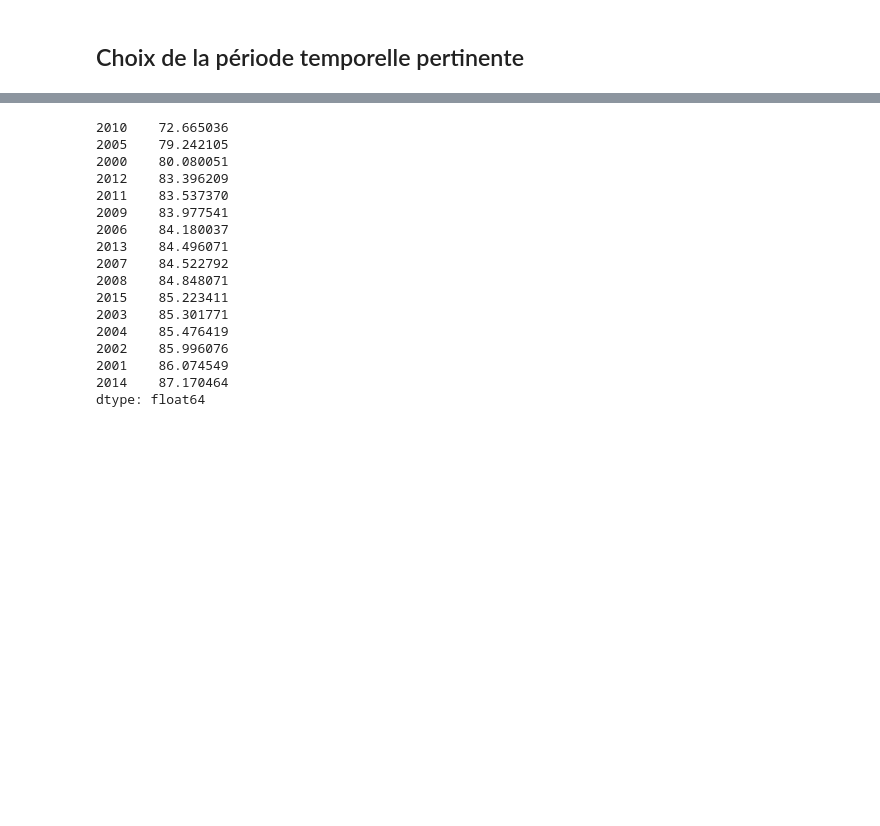
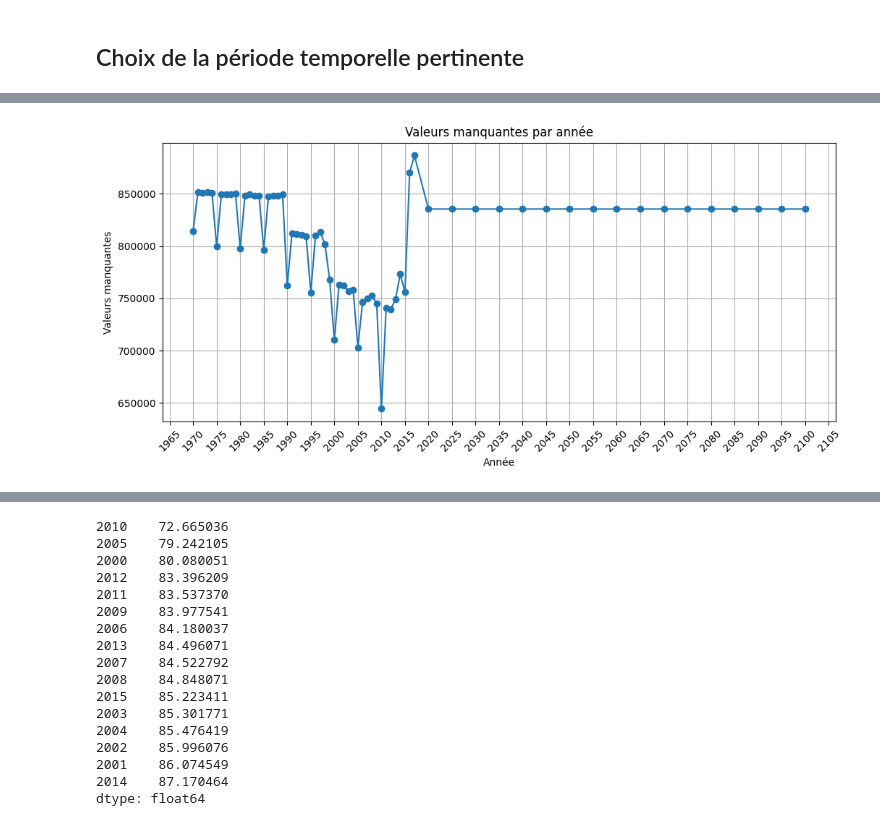
Before and after one commit to AntoineKelleni/Analysez-les-donn-es-de-syst-mes-ducatifs, a Jupyter notebook: main.ipynb, the cells around one changed output, grey strips where cells are left out. Saved outputs shown, nothing was run; the diff lists cells and outputs as text; code cells hidden in the pictures; blank space fills up the shorter version.

```diff
--- a/main.ipynb
+++ b/main.ipynb
@@ -1072,3 +1072,18 @@ df_data.head()
 | 2 | Latin America & Caribbean (exclud... | LAC | Adjusted net enrolment rate, lowe... | UIS.NERA.2.GPI | NaN | NaN | NaN | NaN | ... |
 | 3 | Latin America & Caribbean (exclud... | LAC | Adjusted net enrolment rate, lowe... | UIS.NERA.2.M | NaN | NaN | NaN | NaN | ... |
 | 4 | Latin America & Caribbean (exclud... | LAC | Adjusted net enrolment rate, prim... | SE.PRM.TENR | 82.346046 | 82.773399 | 83.2892 | 83.981491 | ... |
+# %%
+# On sélectionne uniquement les colonnes contenant les années
+years_columns = [col for col in df_data.columns if col.isdigit()]
+
+# On calcule le nombre de valeurs manquantes par année
+missing_per_year = df_data[years_columns].isna().sum()
+
+# On convertit en dataframe pour affichage plus clair
+missing_per_year_df = missing_per_year.reset_index()
+missing_per_year_df.columns = ['Année', 'Valeurs manquantes']
+missing_per_year_df['Année'] = missing_per_year_df['Année'].astype(int)
+missing_per_year_df = missing_per_year_df.sort_values('Année')
+
+# Affichage
+display(missing_per_year_df)
@@ -1074,0 +1177,18 @@ df_data.head()
+# %%
+import matplotlib.pyplot as plt
+import matplotlib.ticker as ticker
+
+plt.figure(figsize=(12,5))
+plt.plot(missing_per_year_df['Année'], missing_per_year_df['Valeurs manquantes'], marker='o')
+plt.title("Valeurs manquantes par année")
+plt.xlabel("Année")
+plt.ylabel("Valeurs manquantes")
+plt.grid(True)
+
+# Ajout pour afficher plus d'années sur l'axe des X
+plt.xticks(missing_per_year_df['Année'], rotation=45)
+plt.gca().xaxis.set_major_locator(ticker.MultipleLocator(5))  # affiche une année sur deux (tu peux mettre 1, 2, 5...)
+
+plt.show()
+# %% [output]
+[figure, added]
```
Also changed, not shown: parts of 5 cells of this notebook.
